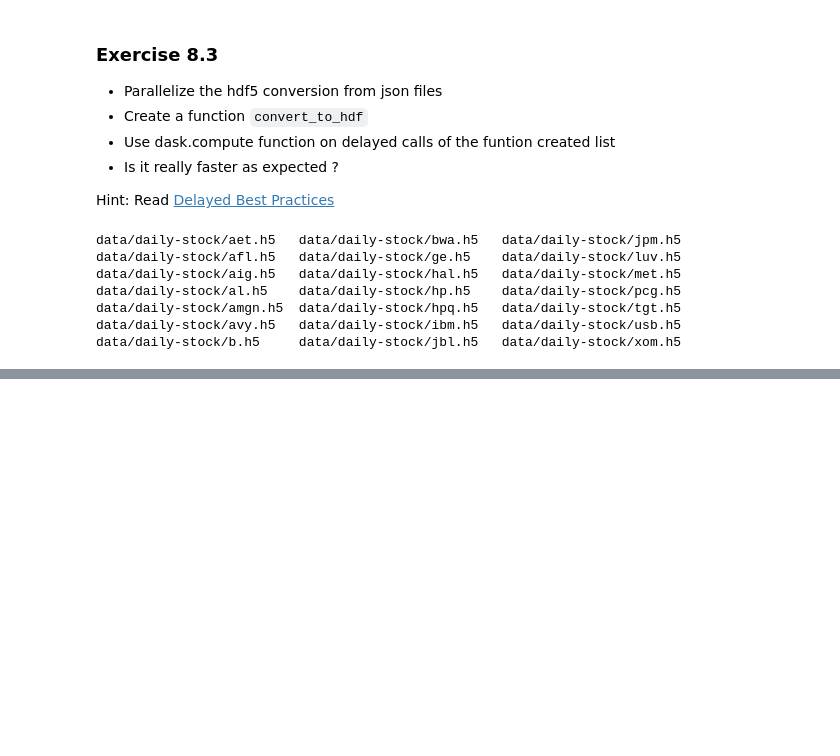
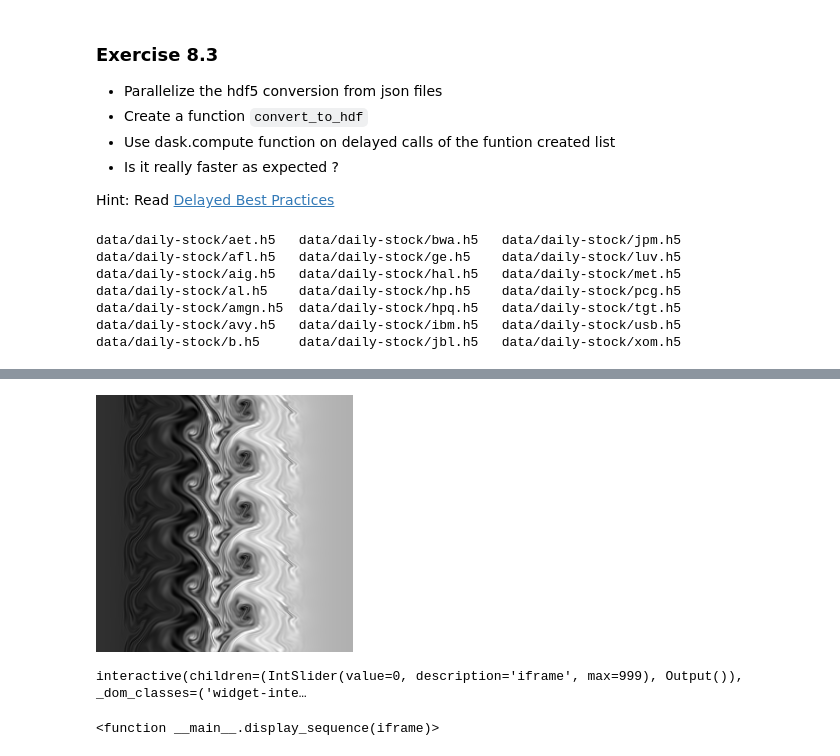
Before and after one commit to pnavaro/big-data, a Jupyter notebook: _sources/08-DaskDelayed.ipynb, the cells around one changed output, grey strips where cells are left out. Cells and saved outputs as stored; diff of their text form; code cells hidden in the pictures; blank space fills up the shorter version.

```diff
--- a/_sources/08-DaskDelayed.ipynb
+++ b/_sources/08-DaskDelayed.ipynb
@@ -158,14 +136,3 @@ data
 - Parallelize the sequential code above using dask.delayed
 - You will need to delay some functions, but not all
 - Visualize and check the computed result
-# %%
-results = []
-for x in data:
-    if is_even(x):
-        y = half(x)
-    else:
-        y = odd_process(x)
-    results.append(y)
-
-total = delayed(sum)(results)
-total.visualize()
@@ -246,0 +210,3 @@ for filename in filenames:
+# %%
+filenames = sorted(glob("data/*.h5"))
+filenames[:5], len(filenames)
@@ -246,0 +220,10 @@ for filename in filenames:
+# %%
+def scale(x) :
+    "Scale field to 0-255 levels"
+    return np.uint8(255*(x-np.min(x)) / (np.max(x)-np.min(x)))
+# %%
+def read_frame( filepath ):
+    " Create image from the `dataset` of h5 file `filepath` "
+    with h5.File(filepath, "r") as f:
+        z = f.get("values")
+        return scale(z)
@@ -246,0 +237,23 @@ for filename in filenames:
+# %%
+def display_image( frame ):
+    return Image.fromarray(frame)
+
+display_image(read_frame(filenames[-1]))
+# %% [output]
+[figure, added]
+# %%
+from ipywidgets import interact, IntSlider
+
+def display_sequence(iframe):
+
+    return Image.fromarray(serial_frames[iframe])
+
+interact(display_sequence,
+         iframe=IntSlider(min=0,
+                          max=len(serial_frames)-1,
+                          step=1,
+                          value=0,
+                          continuous_update=True))
+# %% [output]
+interactive(children=(IntSlider(value=0, description='iframe', max=999), Output()), _dom_classes=('widget-inte…
+<function __main__.display_sequence(iframe)>
```
Also changed, not shown: parts of 31 cells of this notebook, 29 other files.
